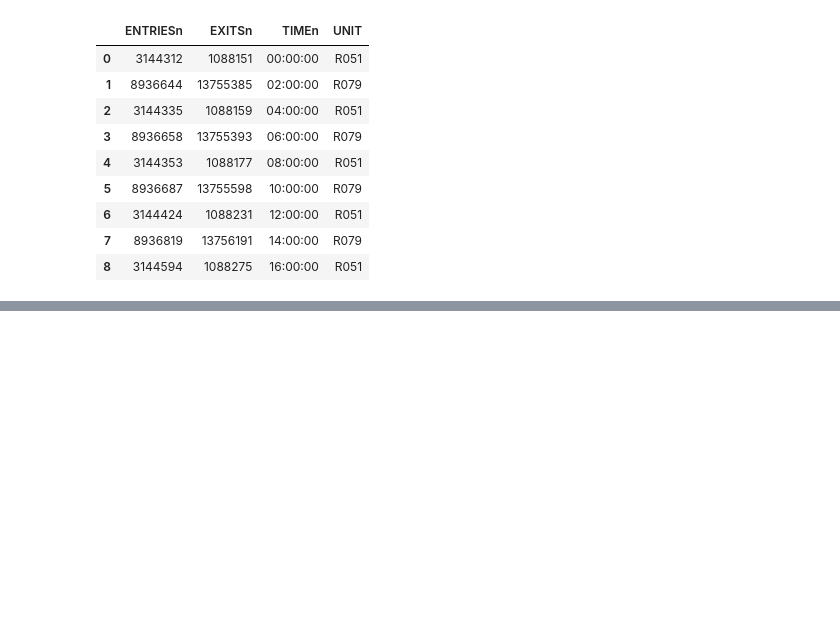
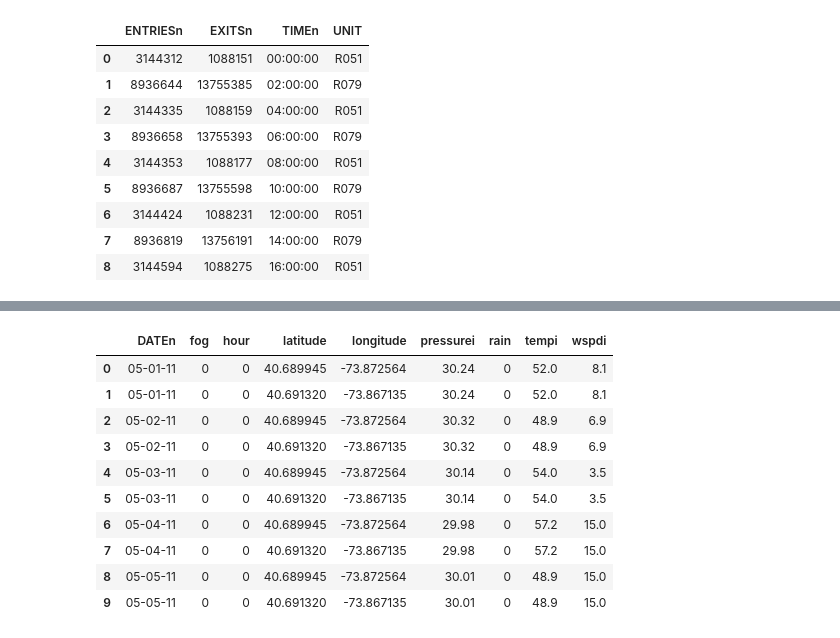
Before and after one commit to JeremiahZhang/MachineLearningJourney, a Jupyter notebook: Udacity-Data-Science/L3-Numpy-Panda-For-2D.ipynb, the cells around one changed output, grey strips where cells are left out. Drawn from its saved outputs; the diff is of its cells as text; code cells hidden in the pictures; blank space fills up the shorter version.

```diff
--- a/Udacity-Data-Science/L3-Numpy-Panda-For-2D.ipynb
+++ b/Udacity-Data-Science/L3-Numpy-Panda-For-2D.ipynb
@@ -1325,0 +1424,30 @@ dtype: float64
+# %%
+weather_df = pd.DataFrame({
+    'DATEn': ['05-01-11', '05-01-11', '05-02-11', '05-02-11', '05-03-11',
+              '05-03-11', '05-04-11', '05-04-11', '05-05-11', '05-05-11'],
+    'hour': [0, 0, 0, 0, 0, 0, 0, 0, 0, 0],
+    'latitude': [ 40.689945,  40.69132 ,  40.689945,  40.69132 ,  40.689945,
+                  40.69132 ,  40.689945,  40.69132 ,  40.689945,  40.69132 ],
+    'longitude': [-73.872564, -73.867135, -73.872564, -73.867135, -73.872564,
+                  -73.867135, -73.872564, -73.867135, -73.872564, -73.867135],
+    'pressurei': [ 30.24,  30.24,  30.32,  30.32,  30.14,  30.14,  29.98,  29.98,
+                   30.01,  30.01],
+    'fog': [0, 0, 0, 0, 0, 0, 0, 0, 0, 0],
+    'rain': [0, 0, 0, 0, 0, 0, 0, 0, 0, 0],
+    'tempi': [ 52. ,  52. ,  48.9,  48.9,  54. ,  54. ,  57.2,  57.2,  48.9,  48.9],
+    'wspdi': [  8.1,   8.1,   6.9,   6.9,   3.5,   3.5,  15. ,  15. ,  15. ,  15. ]
+})
+# %%
+weather_df
+# %% [output]
+|  | DATEn | fog | hour | latitude | longitude | pressurei | rain | tempi | wspdi |
+| 0 | 05-01-11 | 0 | 0 | 40.689945 | -73.872564 | 30.24 | 0 | 52.0 | 8.1 |
+| 1 | 05-01-11 | 0 | 0 | 40.691320 | -73.867135 | 30.24 | 0 | 52.0 | 8.1 |
+| 2 | 05-02-11 | 0 | 0 | 40.689945 | -73.872564 | 30.32 | 0 | 48.9 | 6.9 |
+| 3 | 05-02-11 | 0 | 0 | 40.691320 | -73.867135 | 30.32 | 0 | 48.9 | 6.9 |
+| 4 | 05-03-11 | 0 | 0 | 40.689945 | -73.872564 | 30.14 | 0 | 54.0 | 3.5 |
+| 5 | 05-03-11 | 0 | 0 | 40.691320 | -73.867135 | 30.14 | 0 | 54.0 | 3.5 |
+| 6 | 05-04-11 | 0 | 0 | 40.689945 | -73.872564 | 29.98 | 0 | 57.2 | 15.0 |
+| 7 | 05-04-11 | 0 | 0 | 40.691320 | -73.867135 | 29.98 | 0 | 57.2 | 15.0 |
+| 8 | 05-05-11 | 0 | 0 | 40.689945 | -73.872564 | 30.01 | 0 | 48.9 | 15.0 |
+| 9 | 05-05-11 | 0 | 0 | 40.691320 | -73.867135 | 30.01 | 0 | 48.9 | 15.0 |
```
Also changed, not shown: parts of 36 cells of this notebook.
